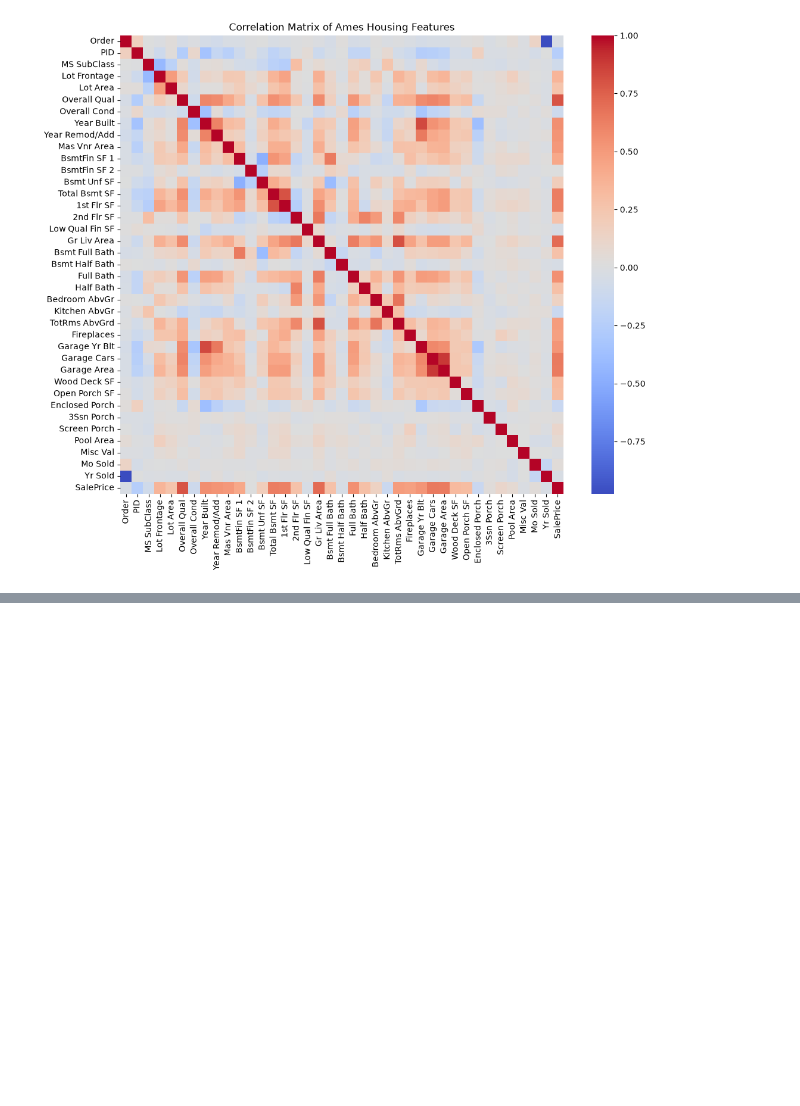
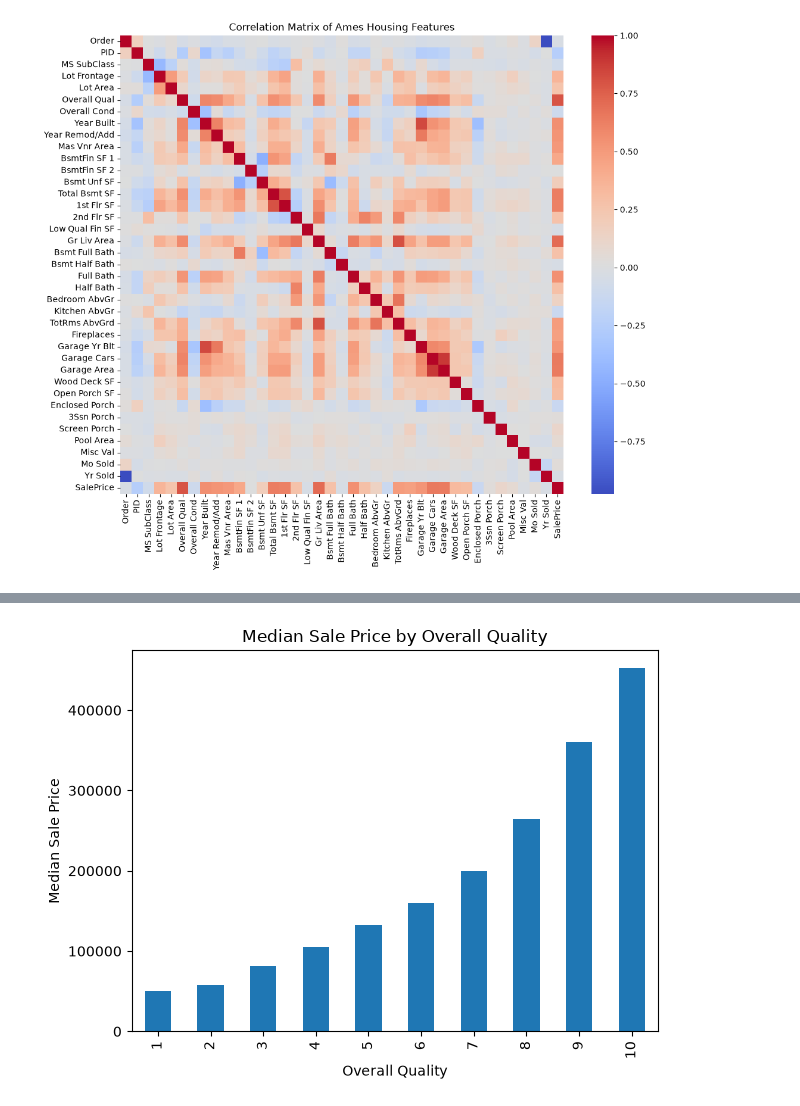
Before and after one commit to ionutelu/LabML, a Jupyter notebook: lab1.ipynb, the cells around one changed output, grey strips where cells are left out. Saved outputs shown, nothing was run; the diff lists cells and outputs as text; code cells hidden in the pictures; blank space fills up the shorter version.

```diff
--- a/lab1.ipynb
+++ b/lab1.ipynb
@@ -140,0 +130,9 @@ df.shape
+# %%
+df.groupby("Overall Qual")["SalePrice"].median().plot(kind="bar")
+plt.xlabel("Overall Quality")
+plt.ylabel("Median Sale Price")
+plt.title("Median Sale Price by Overall Quality")
+plt.tight_layout()
+plt.show()
+# %% [output]
+[figure, added]
```
Also changed, not shown: parts of 6 cells of this notebook.
